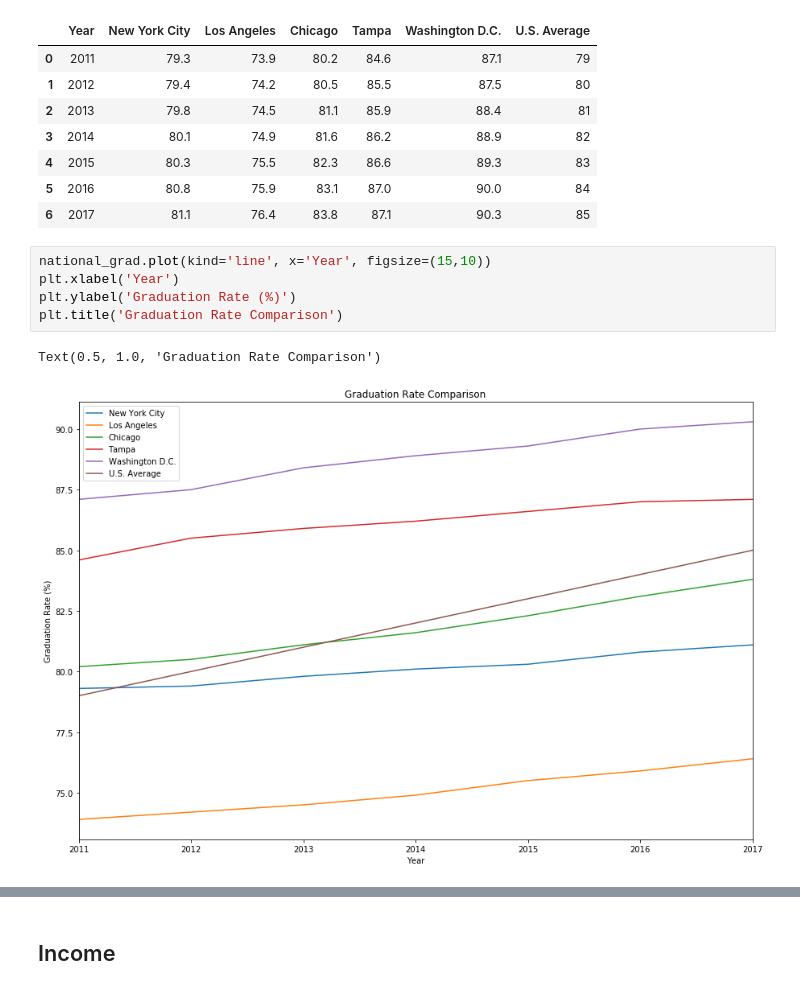
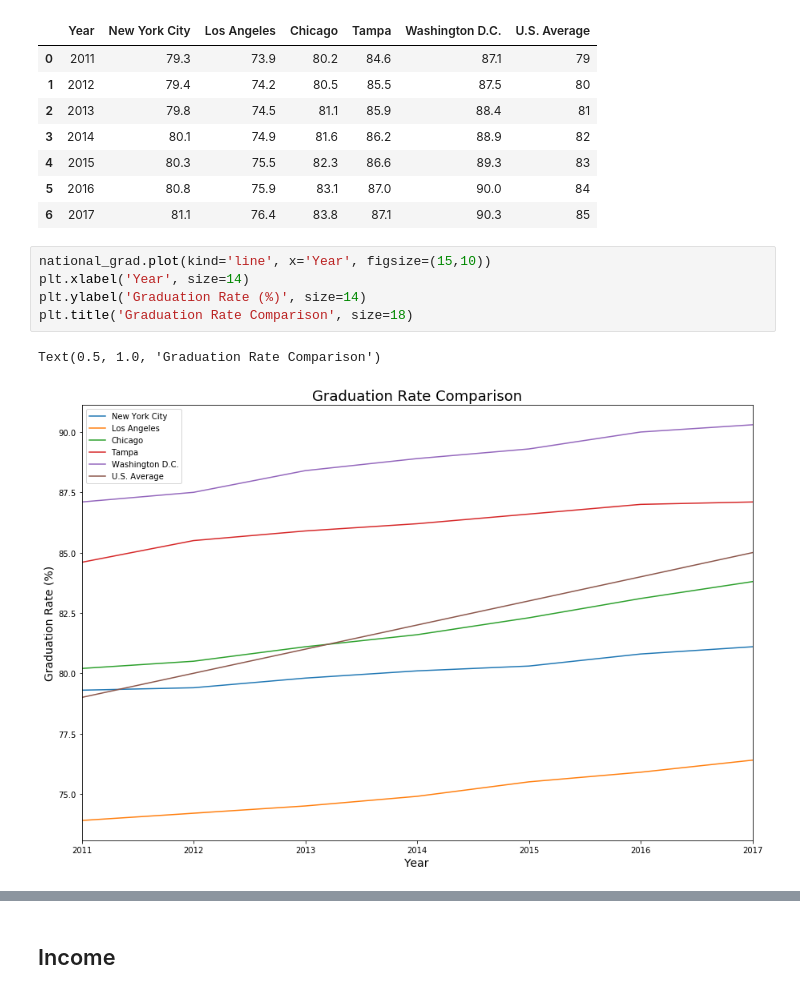
Before and after one commit to MikeAnderson89/National-Crime-Rate-Correlations, a Jupyter notebook: United States/National_Trial.ipynb, the cells around one changed output, grey strips where cells are left out. Drawn from its saved outputs; the diff is of its cells as text.

```diff
--- a/United States/National_Trial.ipynb
+++ b/United States/National_Trial.ipynb
@@ -117,9 +125,9 @@ national_grad
 | 6 | 2017 | 81.1 | 76.4 | 83.8 | 87.1 | 90.3 | 85 |
 # %%
 national_grad.plot(kind='line', x='Year', figsize=(15,10))
-plt.xlabel('Year')
-plt.ylabel('Graduation Rate (%)')
-plt.title('Graduation Rate Comparison')
+plt.xlabel('Year', size=14)
+plt.ylabel('Graduation Rate (%)', size=14)
+plt.title('Graduation Rate Comparison', size=18)
 # %% [output]
 Text(0.5, 1.0, 'Graduation Rate Comparison')
-[figure, old version]
+[figure, new version]
```
Also changed, not shown: parts of 12 cells of this notebook, 1 other file.
